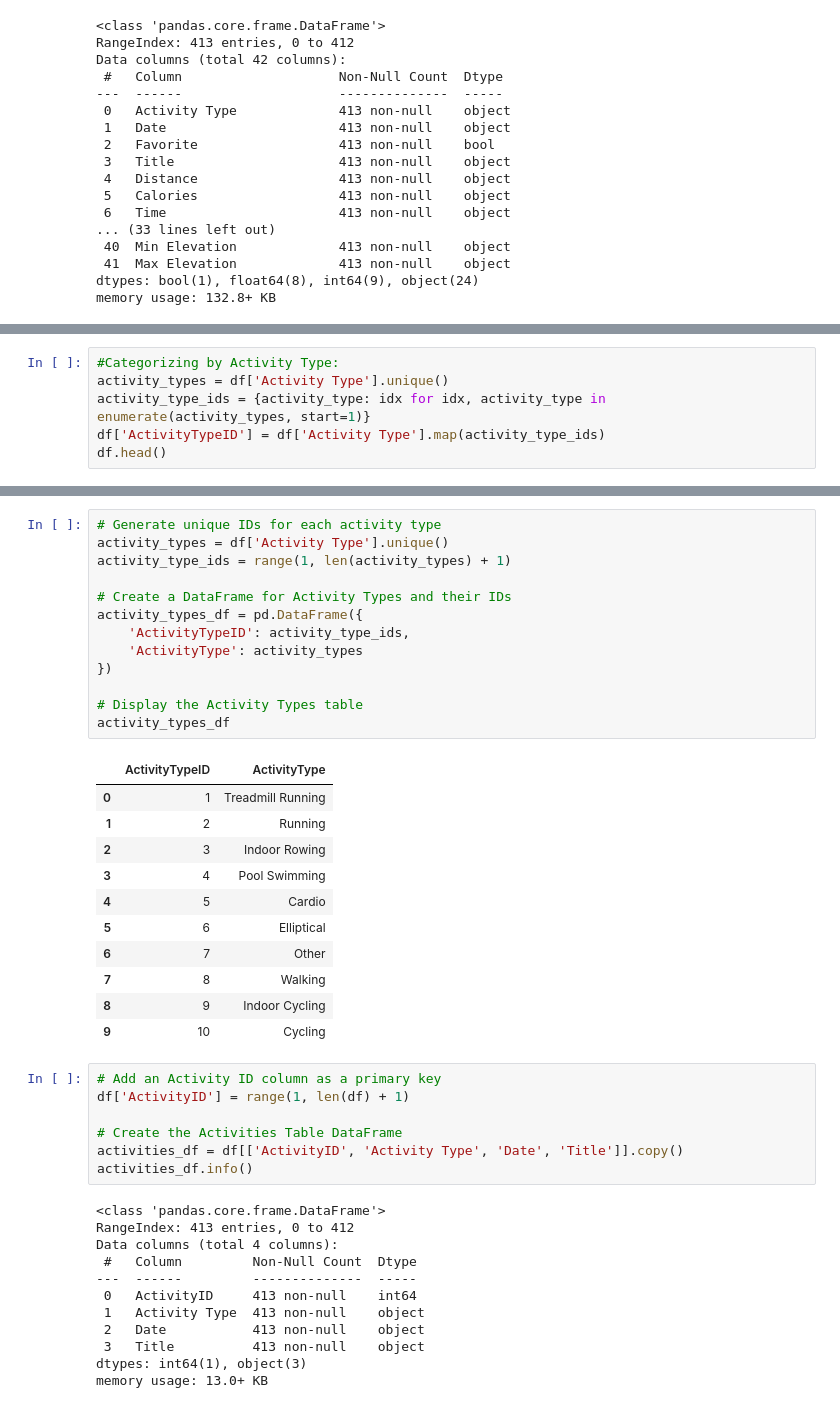
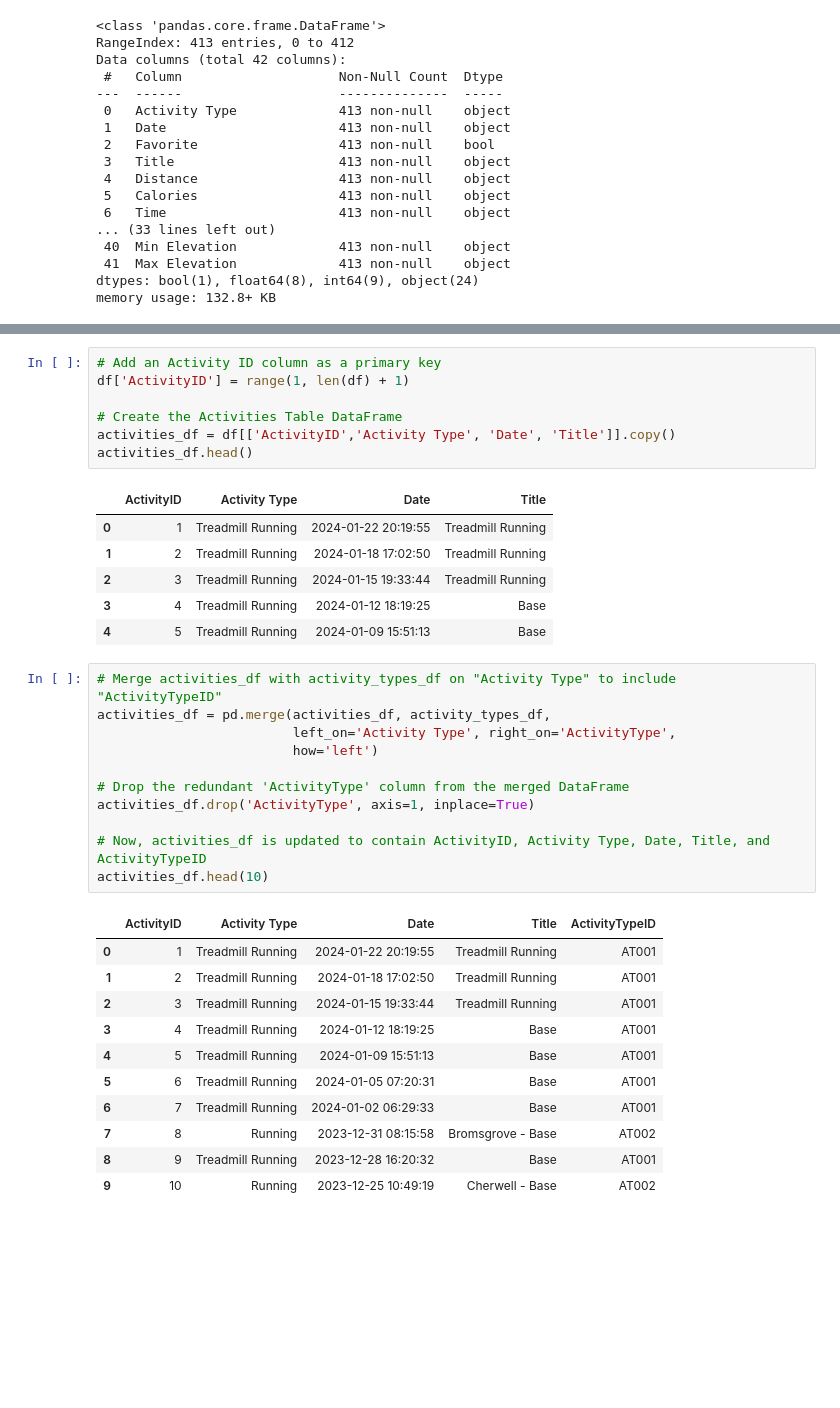
Before and after one commit to bernardtse/garmin-data-engineering, a Jupyter notebook: notebooks/etl_test.ipynb, the cells around one changed output, grey strips where cells are left out. Cells and saved outputs as stored; diff of their text form; blank space fills up the shorter version.

```diff
--- a/notebooks/etl_test.ipynb
+++ b/notebooks/etl_test.ipynb
@@ -75,6 +137,0 @@ memory usage: 103.4+ KB
-# %%
-#Categorizing by Activity Type:
-activity_types = df['Activity Type'].unique()
-activity_type_ids = {activity_type: idx for idx, activity_type in enumerate(activity_types, start=1)}
-df['ActivityTypeID'] = df['Activity Type'].map(activity_type_ids)
-df.head()
@@ -89,44 +138,37 @@ df.head()
-# %%
-# Generate unique IDs for each activity type
-activity_types = df['Activity Type'].unique()
-activity_type_ids = range(1, len(activity_types) + 1)
-
-# Create a DataFrame for Activity Types and their IDs
-activity_types_df = pd.DataFrame({
-    'ActivityTypeID': activity_type_ids,
-    'ActivityType': activity_types
-})
-
-# Display the Activity Types table
-activity_types_df
-# %% [output]
-|  | ActivityTypeID | ActivityType |
-| 0 | 1 | Treadmill Running |
-| 1 | 2 | Running |
-| 2 | 3 | Indoor Rowing |
-| 3 | 4 | Pool Swimming |
-| 4 | 5 | Cardio |
-| 5 | 6 | Elliptical |
-| 6 | 7 | Other |
-| 7 | 8 | Walking |
-| 8 | 9 | Indoor Cycling |
-| 9 | 10 | Cycling |
 # %%
 # Add an Activity ID column as a primary key
 df['ActivityID'] = range(1, len(df) + 1)
 
 # Create the Activities Table DataFrame
-activities_df = df[['ActivityID', 'Activity Type', 'Date', 'Title']].copy()
-activities_df.info()
+activities_df = df[['ActivityID','Activity Type', 'Date', 'Title']].copy()
+activities_df.head()
 # %% [output]
-<class 'pandas.core.frame.DataFrame'>
-RangeIndex: 413 entries, 0 to 412
-Data columns (total 4 columns):
- #   Column         Non-Null Count  Dtype
----  ------         --------------  -----
- 0   ActivityID     413 non-null    int64
- 1   Activity Type  413 non-null    object
- 2   Date           413 non-null    object
- 3   Title          413 non-null    object
-dtypes: int64(1), object(3)
-memory usage: 13.0+ KB
+|  | ActivityID | Activity Type | Date | Title |
+| 0 | 1 | Treadmill Running | 2024-01-22 20:19:55 | Treadmill Running |
+| 1 | 2 | Treadmill Running | 2024-01-18 17:02:50 | Treadmill Running |
+| 2 | 3 | Treadmill Running | 2024-01-15 19:33:44 | Treadmill Running |
+| 3 | 4 | Treadmill Running | 2024-01-12 18:19:25 | Base |
+| 4 | 5 | Treadmill Running | 2024-01-09 15:51:13 | Base |
+# %%
+# Merge activities_df with activity_types_df on "Activity Type" to include "ActivityTypeID"
+activities_df = pd.merge(activities_df, activity_types_df,
+                         left_on='Activity Type', right_on='ActivityType',
+                         how='left')
+
+# Drop the redundant 'ActivityType' column from the merged DataFrame
+activities_df.drop('ActivityType', axis=1, inplace=True)
+
+# Now, activities_df is updated to contain ActivityID, Activity Type, Date, Title, and ActivityTypeID
+activities_df.head(10)
+# %% [output]
+|  | ActivityID | Activity Type | Date | Title | ActivityTypeID |
+| 0 | 1 | Treadmill Running | 2024-01-22 20:19:55 | Treadmill Running | AT001 |
+| 1 | 2 | Treadmill Running | 2024-01-18 17:02:50 | Treadmill Running | AT001 |
+| 2 | 3 | Treadmill Running | 2024-01-15 19:33:44 | Treadmill Running | AT001 |
+| 3 | 4 | Treadmill Running | 2024-01-12 18:19:25 | Base | AT001 |
+| 4 | 5 | Treadmill Running | 2024-01-09 15:51:13 | Base | AT001 |
+| 5 | 6 | Treadmill Running | 2024-01-05 07:20:31 | Base | AT001 |
+| 6 | 7 | Treadmill Running | 2024-01-02 06:29:33 | Base | AT001 |
+| 7 | 8 | Running | 2023-12-31 08:15:58 | Bromsgrove - Base | AT002 |
+| 8 | 9 | Treadmill Running | 2023-12-28 16:20:32 | Base | AT001 |
+| 9 | 10 | Running | 2023-12-25 10:49:19 | Cherwell - Base | AT002 |
```
Also changed, not shown: parts of 6 cells of this notebook.
